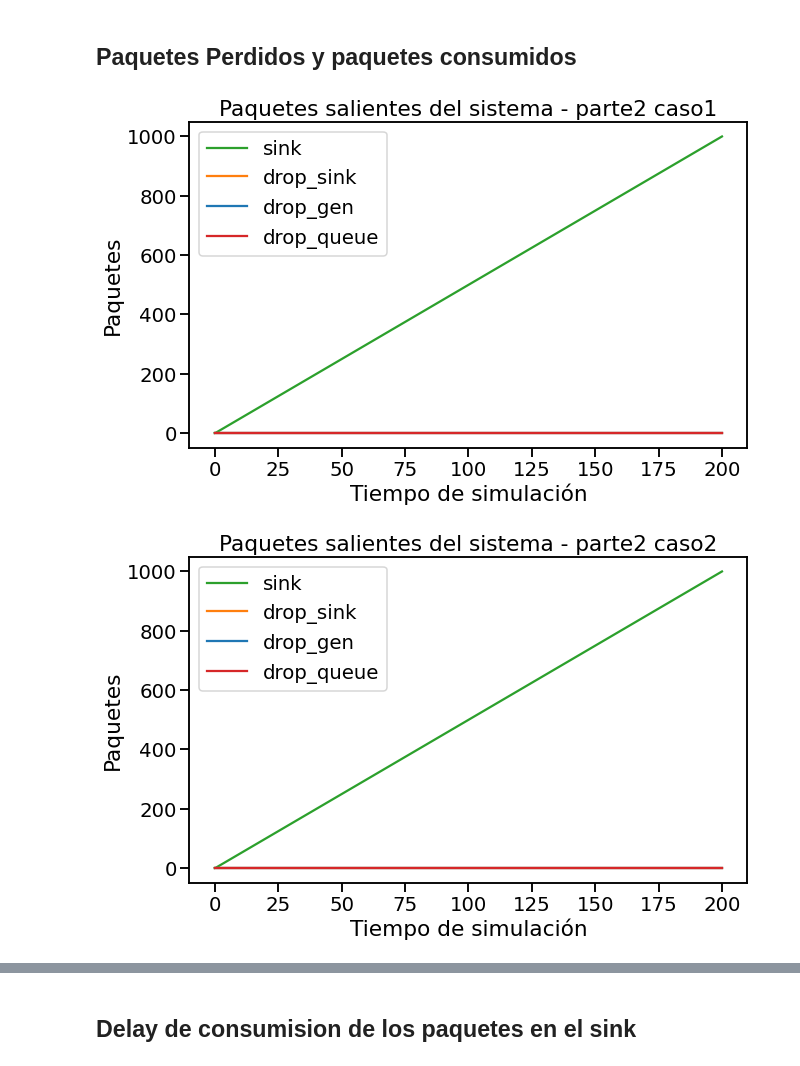
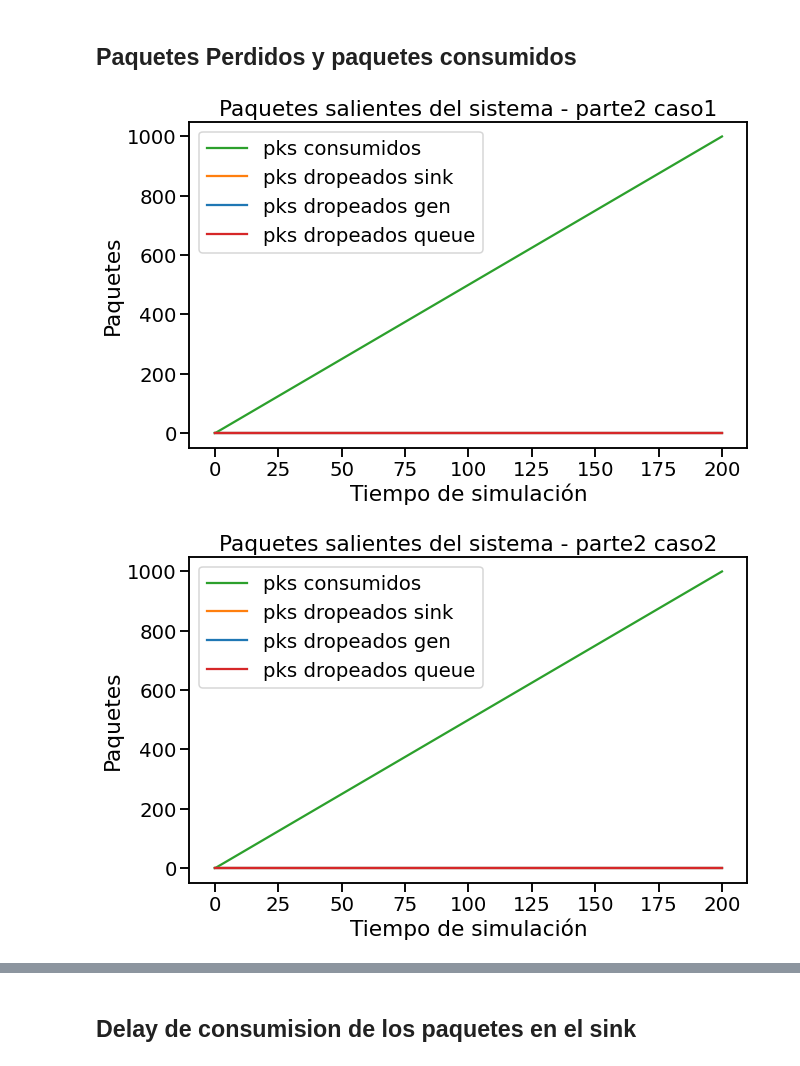
Before and after one commit to Kidmand/Redes-LAB-3, a Jupyter notebook: Notebook-results-part2.ipynb, the cells around one changed output, grey strips where cells are left out. Drawn from its saved outputs; the diff is of its cells as text; code cells hidden in the pictures.

```diff
--- a/Notebook-results-part2.ipynb
+++ b/Notebook-results-part2.ipynb
@@ -218,36 +218,36 @@ for c in range(len(data)):
 
     # Creamos lista de paquetes dropeados por queue `drop_queue` de igual longitud que `timeOut_pks`
     drop_queue = []
     count_drop_queue = 0
     for i in range(0,len(timeOut_pks)):
         if count_drop_queue < len(time_dropPks_queue) and time_dropPks_queue[count_drop_queue] <= timeOut_pks[i] :
             count_drop_queue += 1
             drop_queue.append(count_drop_queue)
         else:
             drop_queue.append(count_drop_queue)
 
     # Creamos lista de paquetes dropeados por sink `drop_sink` de igual longitud que `timeOut_pks`
     drop_sink = []
     count_drop_sink = 0
     for i in range(0,len(timeOut_pks)):
         if count_drop_sink < len(time_dropPks_sink) and time_dropPks_sink[count_drop_sink] <= timeOut_pks[i] :
             count_drop_sink += 1
             drop_sink.append(count_drop_sink)
         else:
             drop_sink.append(count_drop_sink)
 
 
     # Graficamos el gráfico de líneas
     plt.figure(figsize=(10, 6))
-    plt.plot(timeOut_pks, sink_packets, color='tab:green', label='sink')
-    plt.plot(timeOut_pks, drop_sink, color='tab:orange', label='drop_sink')
-    plt.plot(timeOut_pks, drop_gen, color='tab:blue', label='drop_gen')
-    plt.plot(timeOut_pks, drop_queue, color='tab:red', label='drop_queue')
+    plt.plot(timeOut_pks, sink_packets, color='tab:green', label='pks consumidos')
+    plt.plot(timeOut_pks, drop_sink, color='tab:orange', label='pks dropeados sink')
+    plt.plot(timeOut_pks, drop_gen, color='tab:blue', label='pks dropeados gen')
+    plt.plot(timeOut_pks, drop_queue, color='tab:red', label='pks dropeados queue')
     plt.title('Paquetes salientes del sistema - {}'.format(archivos_procesados[c]))
     plt.xlabel('Tiempo de simulación')
     plt.ylabel('Paquetes')
     plt.legend()
     plt.show()
 # %% [output]
-[figure, old version]
+[figure, new version]
-[figure, old version]
+[figure, new version]
```
Also changed, not shown: parts of 1 cell of this notebook, 1 other file.
